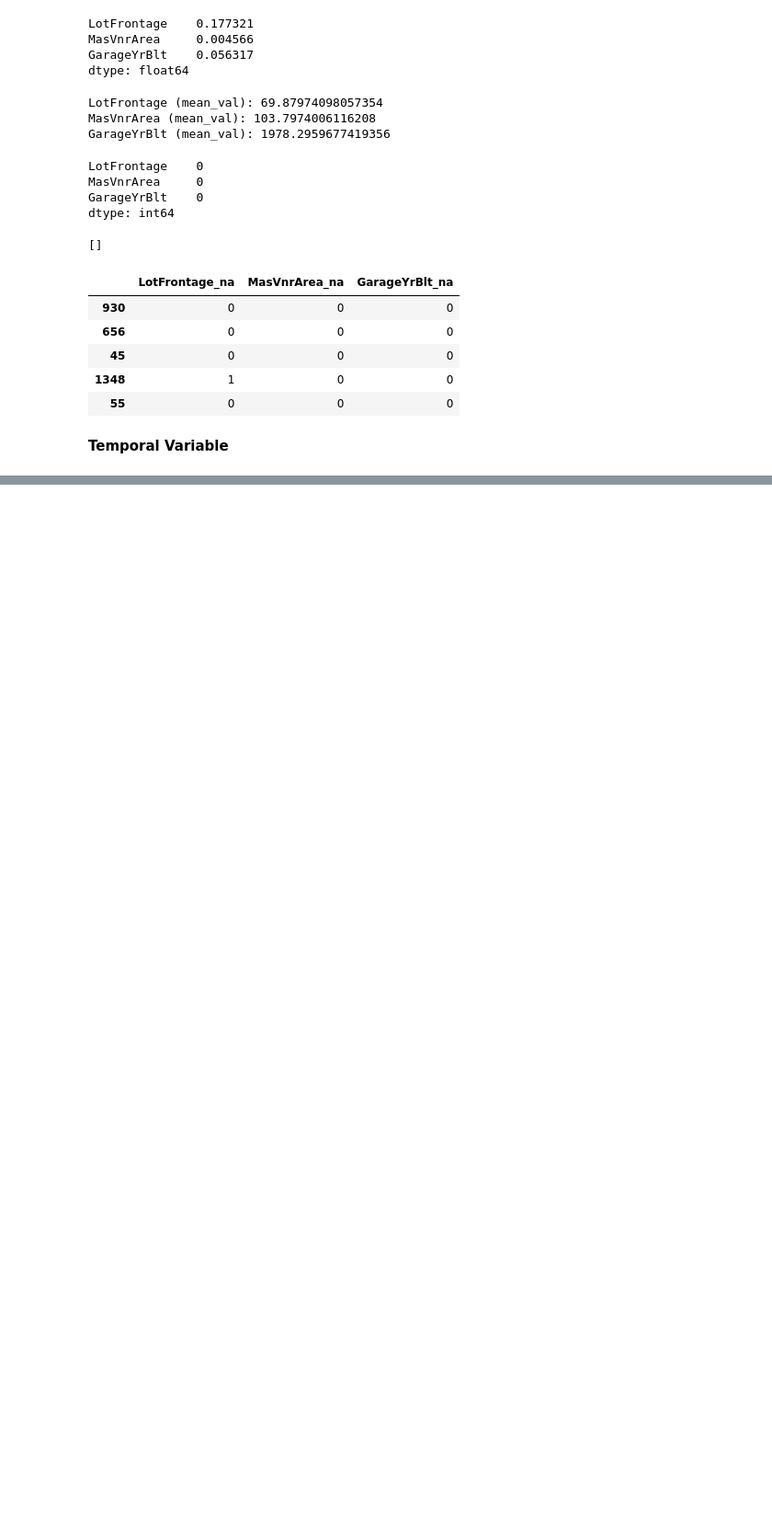
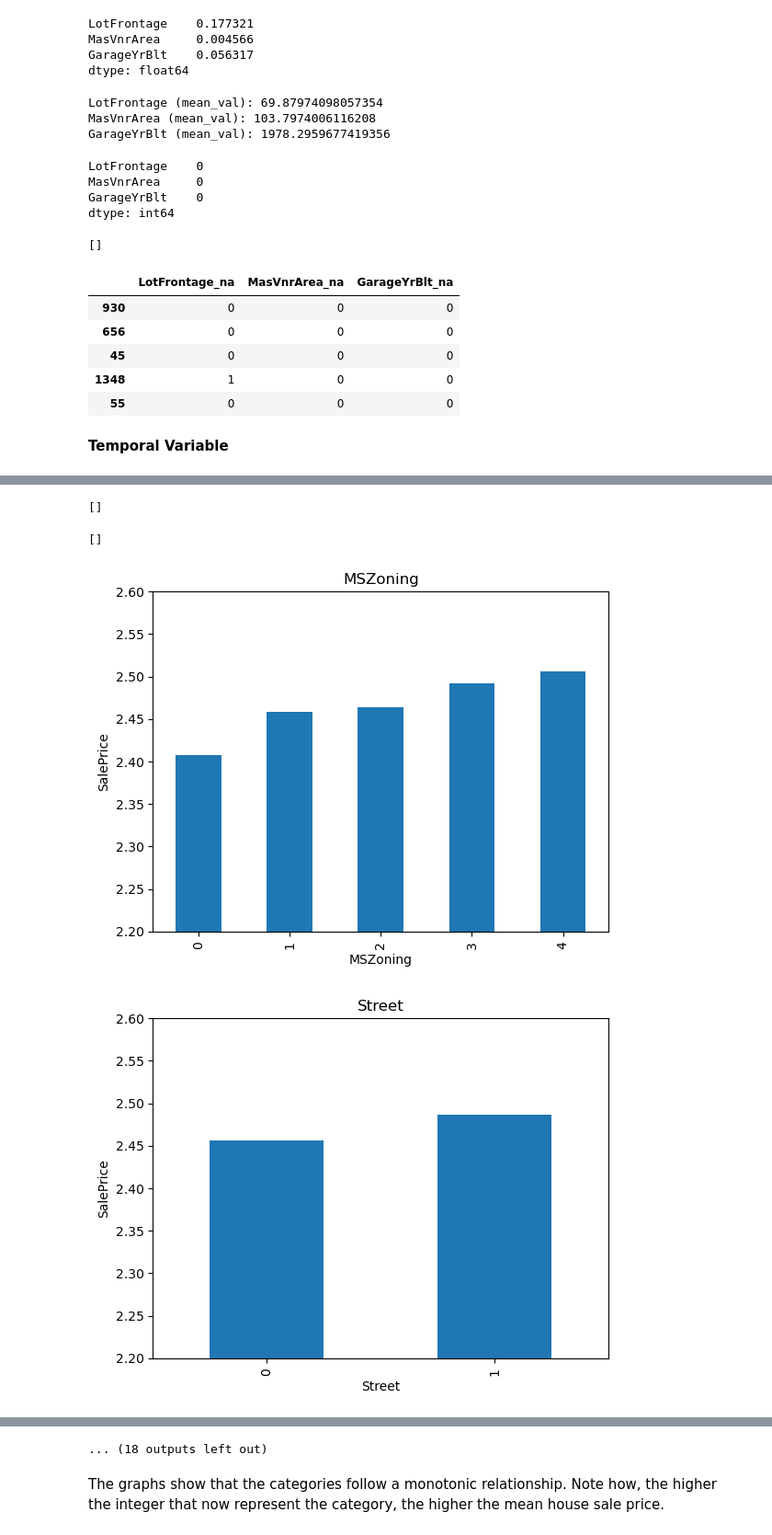
Before and after one commit to Tobiodedere1211/House-Price-Advance-regression-technique-, a Jupyter notebook: house-price(feature-engineering).ipynb, the cells around one changed output, grey strips where cells are left out. Shown: that part at 92% size. Saved outputs shown, nothing was run; the diff lists cells and outputs as text; code cells hidden in the pictures; blank space fills up the shorter version.

```diff
--- a/house-price(feature-engineering).ipynb
+++ b/house-price(feature-engineering).ipynb
@@ -285,0 +294,2 @@ X_train[['LotFrontage_na', 'MasVnrArea_na', 'GarageYrBlt_na']].head()
+# %%
+var_year = [var for var in data.columns if 'Yr' in var or 'Year' in var]
@@ -285,0 +319,4 @@ X_train[['LotFrontage_na', 'MasVnrArea_na', 'GarageYrBlt_na']].head()
+# %%
+for var in ['LotArea', 'LotFrontage', '1stFlrSF', 'GrLivArea']:
+    X_train[var] = np.log(X_train[var])
+    X_test[var] = np.log(X_test[var])
@@ -285,0 +477,20 @@ X_train[['LotFrontage_na', 'MasVnrArea_na', 'GarageYrBlt_na']].head()
+# %%
+# this function wiil assign discrete values to the strings of the variables,
+# so that the s,aller value corresponds to the category that shows
+# smaller mean house sale price
+
+def replace_categories(train, test, y_train, val, target):
+    temp = pd.concat([X_train, y_train], axis=1)
+
+    # order the categories in a variable from that with the lowest mean
+    # house sale price, to that with the highest
+    ordered_labels = temp.groupby(var)[target].mean().sort_values().index
+
+    map_labels = {k: i for i, k in enumerate(ordered_labels)}
+
+    print(f"{var} (labels): {map_labels}")
+    print()
+
+    # us the dicitonary to replace the categorical strings by integer
+    train[var] = train[var].map(map_labels)
+    test[var] = test[var].map(map_labels)
@@ -285,0 +506,3 @@ X_train[['LotFrontage_na', 'MasVnrArea_na', 'GarageYrBlt_na']].head()
+# %%
+for var in cat_others:
+    replace_categories(X_train, X_test, y_train, var, "SalePrice")
@@ -285,0 +527,29 @@ X_train[['LotFrontage_na', 'MasVnrArea_na', 'GarageYrBlt_na']].head()
+# %%
+# check absence of na in the train set
+[var for var in X_train.columns if X_train[var].isnull().sum() > 0]
+# %% [output]
+[]
+# %%
+# check absence of na in the test set
+[var for var in X_test.columns if X_test[var].isnull().sum() > 0]
+# %% [output]
+[]
+# %%
+def analyse_vars(train, y_train, var):
+
+    # function plots median house sale price per encoded
+    # category
+
+    tmp = pd.concat([X_train, np.log(y_train)], axis=1)
+
+    tmp.groupby(var)['SalePrice'].mean().plot.bar()
+    plt.title(var)
+    plt.ylim(2.2, 2.6)
+    plt.ylabel('SalePrice')
+    plt.show()
+
+for var in cat_others:
+    analyse_vars(X_train, y_train, var)
+# %% [output]
+[figure, added]
+[figure, added]
@@ -285,0 +566,3 @@ X_train[['LotFrontage_na', 'MasVnrArea_na', 'GarageYrBlt_na']].head()
+... (18 outputs left out)
+# %% [markdown]
+The graphs show that the categories follow a monotonic relationship. Note how, the higher the integer that now represent the category, the higher the mean house sale price.
```
Also changed, not shown: parts of 33 cells of this notebook, 5 other files.
